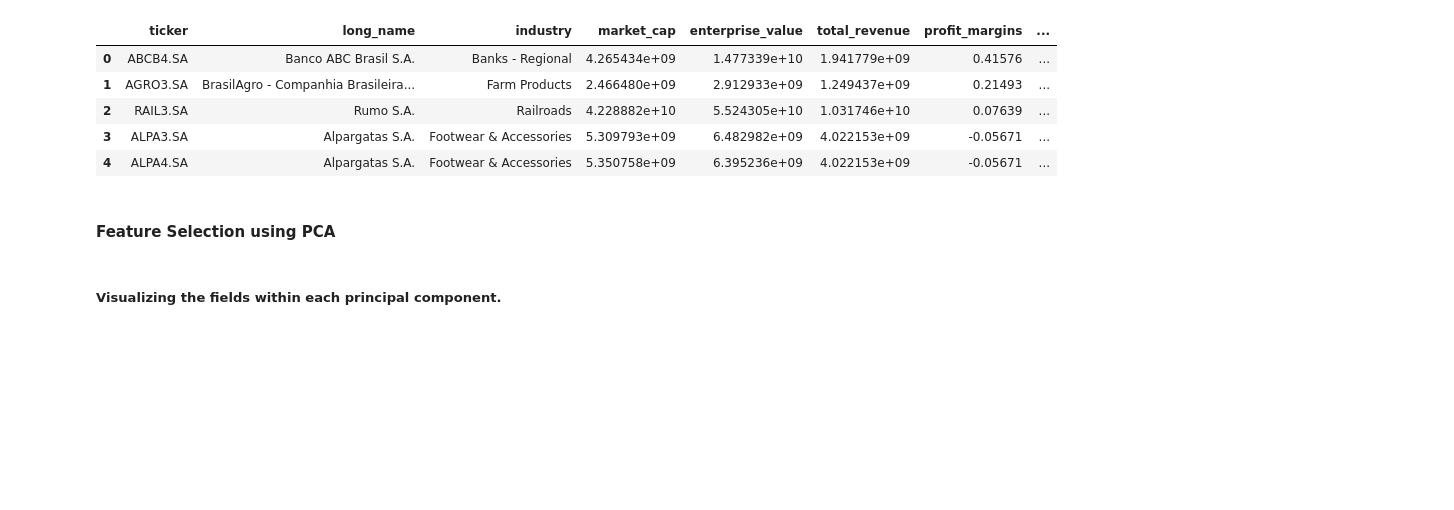
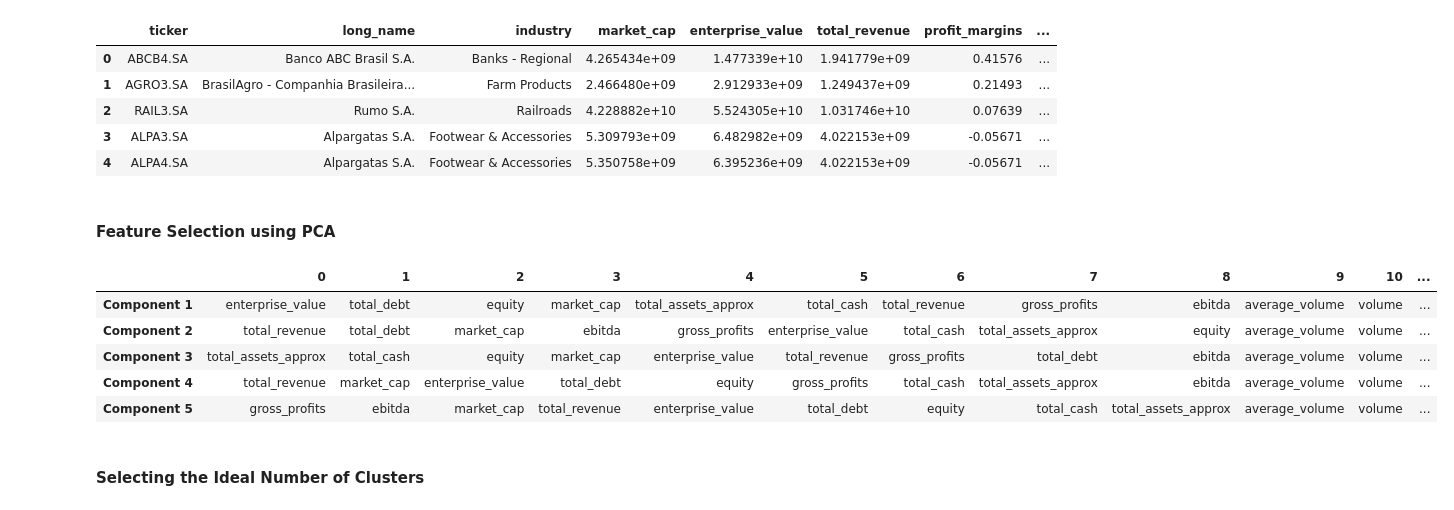
Before and after one commit to aalvesrpg/tcc-fia-trading-advisor, a Jupyter notebook: notebooks/models/00_companies_models.ipynb, the cells around one changed output. Drawn from its saved outputs; the diff is of its cells as text; code cells hidden in the pictures; blank space fills up the shorter version.

Commit message:
[FEAT]Concluding the Cluster Modeling and Starting Some Post-Clustering Analyses

```diff
--- a/notebooks/models/00_companies_models.ipynb
+++ b/notebooks/models/00_companies_models.ipynb
@@ -39,3 +41,6 @@ file_path_book = str(Path(os.getcwd()).parent.parent / "data/book")
+# %%
+pd.set_option('display.max_columns', None)
+pd.set_option('display.max_rows', None)
 # %% [markdown]
 ### Load data
 # %%
@@ -86,6 +94,26 @@ fig = px.bar(x=[f'PC{i+1}' for i in range(len(explained_variance))], y=explained
 fig.update_traces(textposition='outside')
 fig.update_layout(template='plotly_dark', font=dict(color='white'), height=500)
 fig.show()
-# %% [markdown]
-##### Visualizing the fields within each principal component.
+# %%
+components = pca.components_
+component_loadings = pd.DataFrame(components, columns=df_fundamentals_final.select_dtypes(include=['int', 'float64', 'number']).columns)
+
+n_components_to_display = 5
+n_top_features = 20
+top_features_per_component = []
+
+for i in range(n_components):
+    component = component_loadings.iloc[i]
+    top_features = component.abs().nlargest(n_top_features).index.tolist()
+    top_features_per_component.append(top_features)
+
+df_top_features = pd.DataFrame(top_features_per_component, index=[f'Component {i+1}' for i in range(n_components)])
+df_top_features
+# %% [output]
+|  | 0 | 1 | 2 | 3 | 4 | 5 | 6 | 7 | 8 | 9 | 10 | ... |
+| Component 1 | enterprise_value | total_debt | equity | market_cap | total_assets_approx | total_cash | total_revenue | gross_profits | ebitda | average_volume | volume | ... |
+| Component 2 | total_revenue | total_debt | market_cap | ebitda | gross_profits | enterprise_value | total_cash | total_assets_approx | equity | average_volume | volume | ... |
+| Component 3 | total_assets_approx | total_cash | equity | market_cap | enterprise_value | total_revenue | gross_profits | total_debt | ebitda | average_volume | volume | ... |
+| Component 4 | total_revenue | market_cap | enterprise_value | total_debt | equity | gross_profits | total_cash | total_assets_approx | ebitda | average_volume | volume | ... |
+| Component 5 | gross_profits | ebitda | market_cap | total_revenue | enterprise_value | total_debt | equity | total_cash | total_assets_approx | average_volume | volume | ... |
 # %%
@@ -98,3 +125,5 @@ fig = go.Figure()
 fig.add_trace(go.Scatter(x=np.arange(1, len(variance_explained) + 1), y=cumulative_variance, mode='lines+markers', line=dict(color='rgb(100, 195, 181)'), name='Cumulative Variance Explained'))
 fig.update_layout(title='Elbow Method for PCA Analysis', xaxis_title='Number of Principal Components', yaxis_title='Cumulative Variance Explained', xaxis=dict(tickmode='linear'), yaxis=dict(tickformat='.0%'), template='plotly_dark', font=dict(color='white'))
 fig.show()
+# %% [markdown]
+#### Selecting the Ideal Number of Clusters
```
Also changed, not shown: parts of 27 cells of this notebook.
